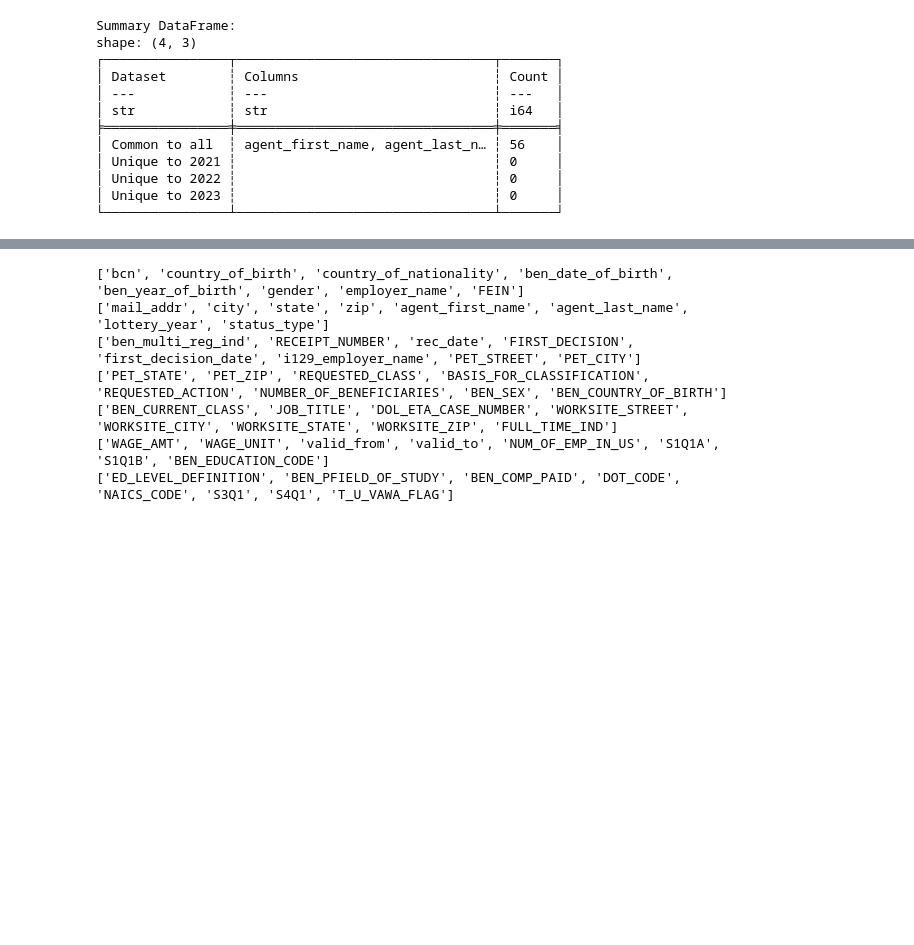
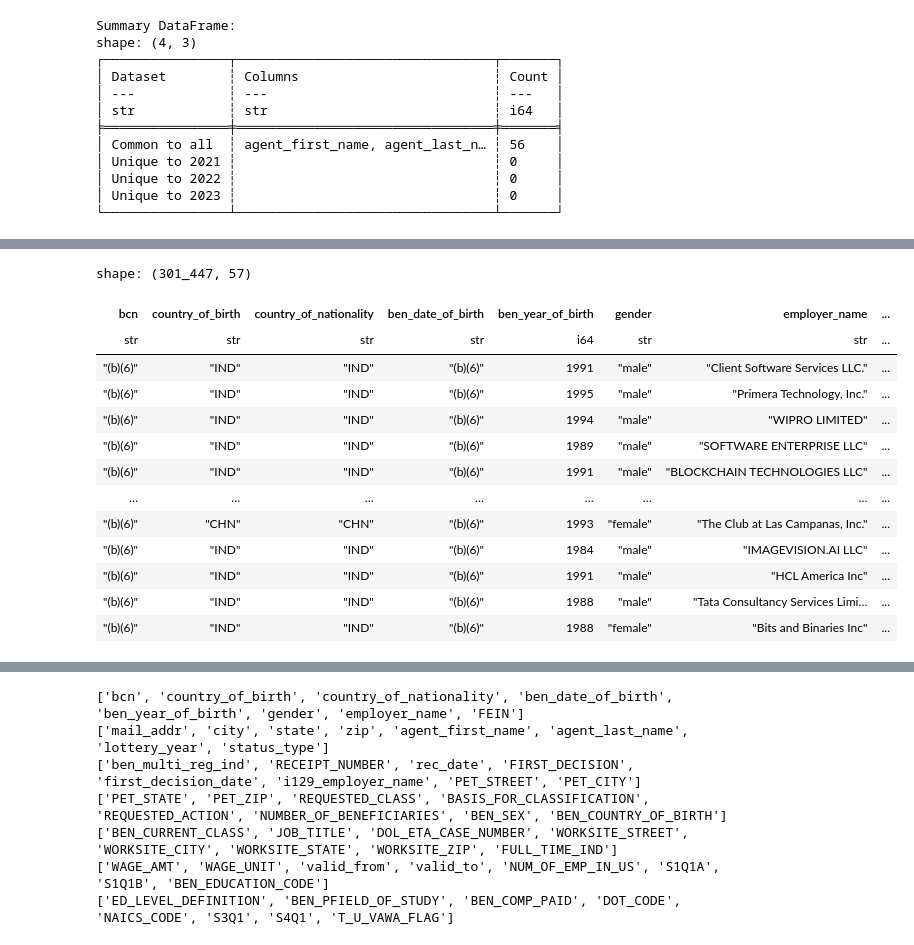
Before and after one commit to LNshuti/h1bs_polars, a Jupyter notebook: explore_h1bdata_withpolars.ipynb, the cells around one changed output, grey strips where cells are left out. Drawn from its saved outputs; the diff is of its cells as text; code cells hidden in the pictures; blank space fills up the shorter version.

```diff
--- a/explore_h1bdata_withpolars.ipynb
+++ b/explore_h1bdata_withpolars.ipynb
@@ -123,0 +185,25 @@ shape: (4, 3)
+# %%
+df_2022 = (df_2022
+    .with_columns([
+        pl.col("wage_amt").cast(pl.String).alias("wage_amt"),
+        pl.col("ben_comp_paid").cast(pl.String).alias("ben_comp_paid"),
+        pl.lit(2022).alias('fiscal_year')
+    ])
+    .select([pl.col("*").name.map(lambda x: x.lower())])
+)
+df_2022
+# %% [output]
+shape: (301_447, 57)
+| bcn | country_of_birth | country_of_nationality | ben_date_of_birth | ben_year_of_birth | gender | employer_name | ... |
+| str | str | str | str | i64 | str | str | ... |
+| "(b)(6)" | "IND" | "IND" | "(b)(6)" | 1991 | "male" | "Client Software Services LLC." | ... |
+| "(b)(6)" | "IND" | "IND" | "(b)(6)" | 1995 | "male" | "Primera Technology, Inc." | ... |
+| "(b)(6)" | "IND" | "IND" | "(b)(6)" | 1994 | "male" | "WIPRO LIMITED" | ... |
+| "(b)(6)" | "IND" | "IND" | "(b)(6)" | 1989 | "male" | "SOFTWARE ENTERPRISE LLC" | ... |
+| "(b)(6)" | "IND" | "IND" | "(b)(6)" | 1991 | "male" | "BLOCKCHAIN TECHNOLOGIES LLC" | ... |
+| … | … | … | … | … | … | … | ... |
+| "(b)(6)" | "CHN" | "CHN" | "(b)(6)" | 1993 | "female" | "The Club at Las Campanas, Inc." | ... |
+| "(b)(6)" | "IND" | "IND" | "(b)(6)" | 1984 | "male" | "IMAGEVISION.AI LLC" | ... |
+| "(b)(6)" | "IND" | "IND" | "(b)(6)" | 1991 | "male" | "HCL America Inc" | ... |
+| "(b)(6)" | "IND" | "IND" | "(b)(6)" | 1988 | "male" | "Tata Consultancy Services Limi… | ... |
+| "(b)(6)" | "IND" | "IND" | "(b)(6)" | 1988 | "female" | "Bits and Binaries Inc" | ... |
```
Also changed, not shown: parts of 17 cells of this notebook, 2 other files.
